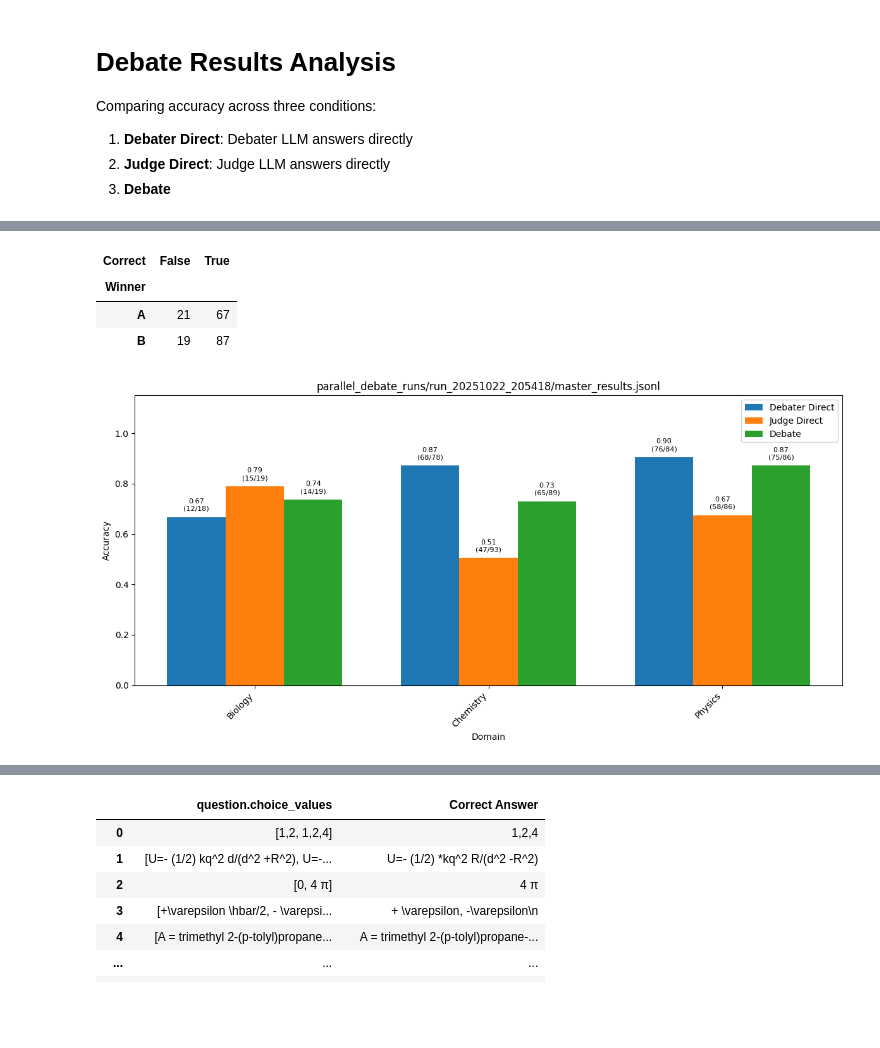
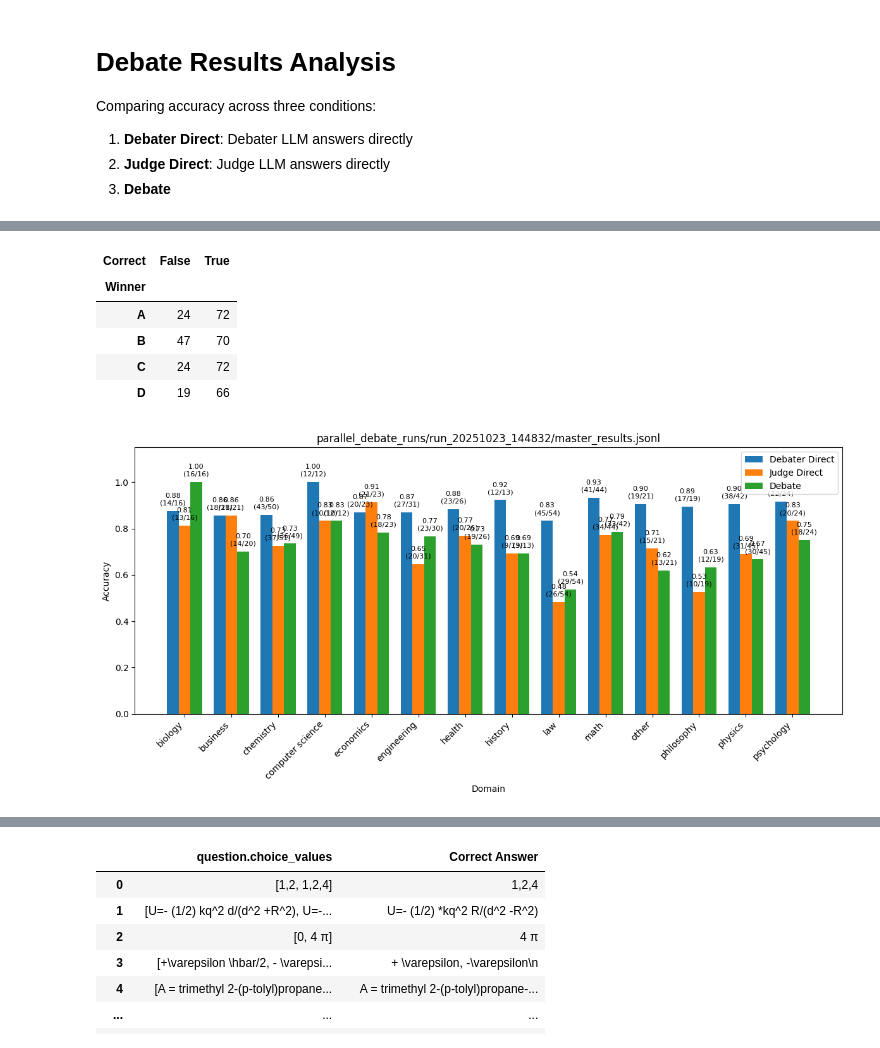
Before and after one commit to joshlevy89/llm_judge_debate, a Jupyter notebook: analyze_debate_results.ipynb, the cells around one changed output, grey strips where cells are left out. Saved outputs shown, nothing was run; the diff lists cells and outputs as text; code cells hidden in the pictures; blank space fills up the shorter version.

```diff
--- a/analyze_debate_results.ipynb
+++ b/analyze_debate_results.ipynb
@@ -34,7 +34,11 @@ import numpy as np
 # results_file = 'parallel_debate_runs/run_20251023_111720/master_results.jsonl'
 # results_file = 'parallel_debate_runs/run_20251023_122615/master_results.jsonl'
 # results_file = 'parallel_debate_runs/run_20251023_124426/master_results.jsonl'
-results_file = 'parallel_debate_runs/run_20251023_124456/master_results.jsonl'
+# results_file = 'parallel_debate_runs/run_20251023_124456/master_results.jsonl'
+# results_file = 'parallel_debate_runs/run_20251023_124529/master_results.jsonl'
+# results_file = 'parallel_debate_runs/run_20251023_124607/master_results.jsonl'
+results_file = 'parallel_debate_runs/run_20251023_144832/master_results.jsonl'
+# results_file = 'parallel_debate_runs/run_20251023_144750/master_results.jsonl'
 
 results_df = pd.json_normalize(pd.read_json(results_file, lines=True).to_dict('records'))
 results_df.head()
@@ -153,27 +161,32 @@ pd.crosstab(results_df[f'{mode_prefix}.winner'], results_df[f'{mode_prefix}.corr
 # %% [output]
 | Correct | False | True |
 | Winner |  |  |
-| A | 21 | 67 |
-| B | 19 | 87 |
+| A | 24 | 72 |
+| B | 47 | 70 |
+| C | 24 | 72 |
+| D | 19 | 66 |
 # %%
 ### Let's look at performance by domain
 from datasets import load_dataset
 
-dataset = load_dataset("Idavidrein/gpqa", "gpqa_diamond", split="train")
-# dataset = load_dataset("Idavidrein/gpqa", "gpqa_main", split="train")
+# dataset = load_dataset("Idavidrein/gpqa", "gpqa_diamond", split="train")
+# # dataset = load_dataset("Idavidrein/gpqa", "gpqa_main", split="train")
+dataset_df = pd.DataFrame(dataset)
 
-dataset_df = pd.DataFrame(dataset)
+dataset = load_dataset("TIGER-Lab/MMLU-Pro", None, split="test")
+
+# domain_field = 'High-level domain'
+# domain_field = 'Subdomain'
+domain_field = 'category'
 dataset_df['question_idx'] = dataset_df.index
-
 merged_with_domain = results_df.merge(
-    dataset_df[['question_idx', 'High-level domain', 'Subdomain', 'Correct Answer']],
+    dataset_df[['question_idx', domain_field]],
     left_on='question.question_idx',
     right_on='question_idx',
     how='left'
 )
 
-domain_field = 'High-level domain'
-# domain_field = 'Subdomain'
+
 
 
 domain_accuracies = {}
@@ -201,31 +214,31 @@ domains = sorted(domain_accuracies.keys())
 conditions = ['Debater Direct', 'Judge Direct', 'Debate']
 x = np.arange(len(domains))
 width = 0.25
 
 fig, ax = plt.subplots(figsize=(12, 6))
 for i, condition in enumerate(conditions):
     values = [domain_accuracies[domain][condition]['accuracy'] for domain in domains]
     bars = ax.bar(x + i * width, values, width, label=condition, color=plt.cm.tab10.colors[i])
 
     for j, (bar, domain) in enumerate(zip(bars, domains)):
         stats = domain_accuracies[domain][condition]
         accuracy = stats['accuracy']
         correct = int(stats['correct'])
         total = int(stats['total'])
         ax.text(bar.get_x() + bar.get_width()/2, bar.get_height() + 0.02,
                 f'{accuracy:.2f}\n({correct}/{total})',
                 ha='center', va='bottom', fontsize=8)
 
 
 ax.set_ylabel('Accuracy')
 ax.set_xlabel('Domain')
 ax.set_title(results_file)
 ax.set_xticks(x + width)
 ax.set_xticklabels(domains, rotation=45, ha='right')
 ax.set_ylim(0, 1.15)
 ax.legend()
 
 plt.tight_layout()
 plt.show()
 # %% [output]
-[figure, old version]
+[figure, new version]
```
Also changed, not shown: parts of 11 cells of this notebook, 2 other files.
